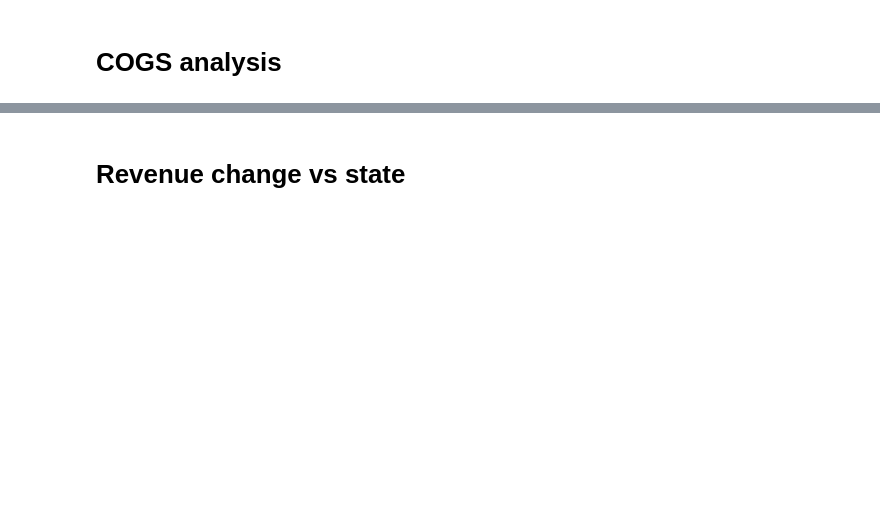
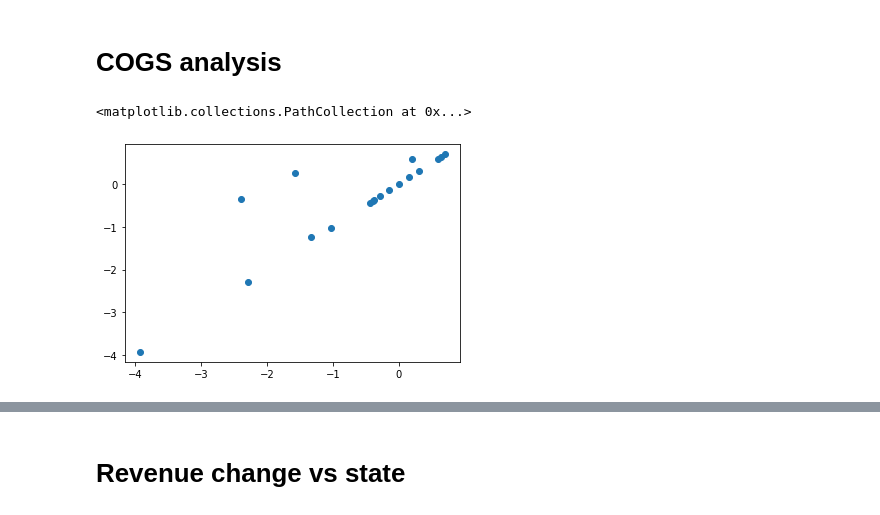
Before and after one commit to warrenshen/platform, a Jupyter notebook: services/api-server/notebooks/analysis/Monthly_Client_Surveillance.ipynb, the cells around one changed output, grey strips where cells are left out. Cells and saved outputs as stored; diff of their text form; code cells hidden in the pictures; blank space fills up the shorter version.

Commit message:
MI uom, rg analysis and claybourne analysis (#2643)
Co-authored-by: victoria <>

```diff
--- a/services/api-server/notebooks/analysis/Monthly_Client_Surveillance.ipynb
+++ b/services/api-server/notebooks/analysis/Monthly_Client_Surveillance.ipynb
@@ -300,7 +459,7 @@ company_incoming_transfer_packages_dataframe[company_incoming_transfer_packages_
 # %% [markdown]
 # COGS analysis
 # %%
-df_in = company_incoming_transfer_packages_dataframe[company_incoming_transfer_packages_dataframe['per_unit_incoming'] <= 10000]
+df_in = company_incoming_transfer_packages_dataframe
 df_inventory = company_inventory_packages_dataframe
 df_sales = deduped_sales_receipts_with_transactions_dataframe
 # %%
@@ -309,0 +467,7 @@ df_summary_simp
+# %%
+df_summary_simp_uom,df_cogs_average_product_uom = client_surveillance_jupyter.cogs_analysis_uom(df_in,df_sales,'monthly',company_state)
+# %%
+plt.scatter(df_summary_simp['margin_%'] ,df_summary_simp_uom['margin_%'] )
+# %% [output]
+<matplotlib.collections.PathCollection at 0x...>
+[figure, added]
```
Also changed, not shown: parts of 58 cells of this notebook, 3 other files.
